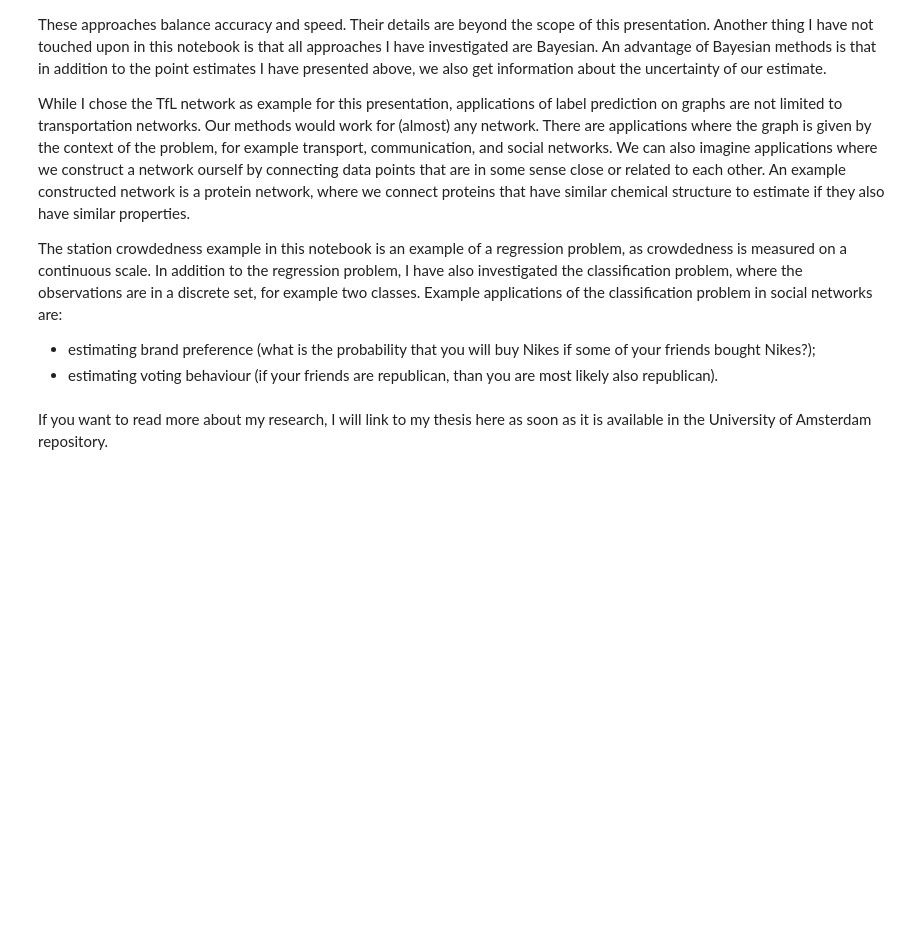
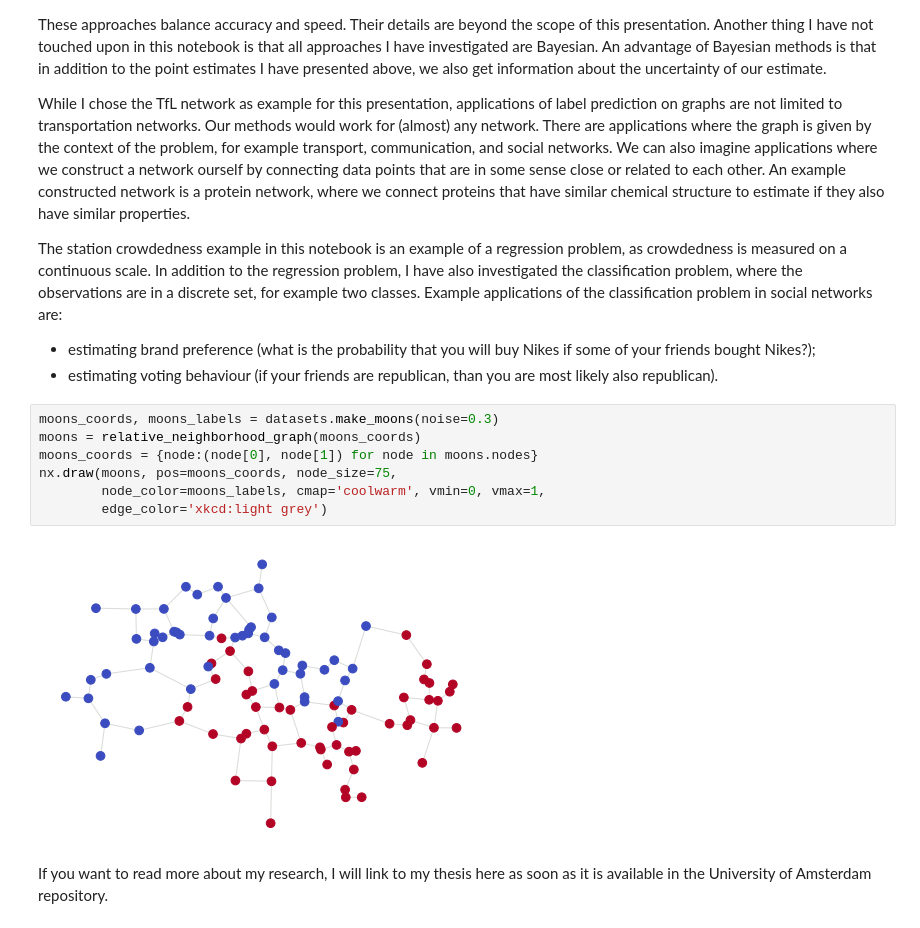
Before and after one commit to jarno35/thesis-presentation, a Jupyter notebook: thesis_presentation.ipynb, the cells around one changed output. Drawn from its saved outputs; the diff is of its cells as text; blank space fills up the shorter version.

```diff
--- a/thesis_presentation.ipynb
+++ b/thesis_presentation.ipynb
@@ -205,5 +206,14 @@ While I chose the TfL network as example for this presentation, applications of
 The station crowdedness example in this notebook is an example of a regression problem, as crowdedness is measured on a continuous scale. In addition to the regression problem, I have also investigated the classification problem, where the observations are in a discrete set, for example two classes. Example applications of the classification problem in social networks are:
 * estimating brand preference (what is the probability that you will buy Nikes if some of your friends bought Nikes?);
 * estimating voting behaviour (if your friends are republican, than you are most likely also republican).
+# %%
+moons_coords, moons_labels = datasets.make_moons(noise=0.3)
+moons = relative_neighborhood_graph(moons_coords)
+moons_coords = {node:(node[0], node[1]) for node in moons.nodes}
+nx.draw(moons, pos=moons_coords, node_size=75,
+        node_color=moons_labels, cmap='coolwarm', vmin=0, vmax=1,
+        edge_color='xkcd:light grey')
+# %% [output]
+[figure, added]
 # %% [markdown]
 If you want to read more about my research, I will link to my thesis here as soon as it is available in the University of Amsterdam repository.
```
Also changed, not shown: parts of 9 cells of this notebook, 1 other file.
